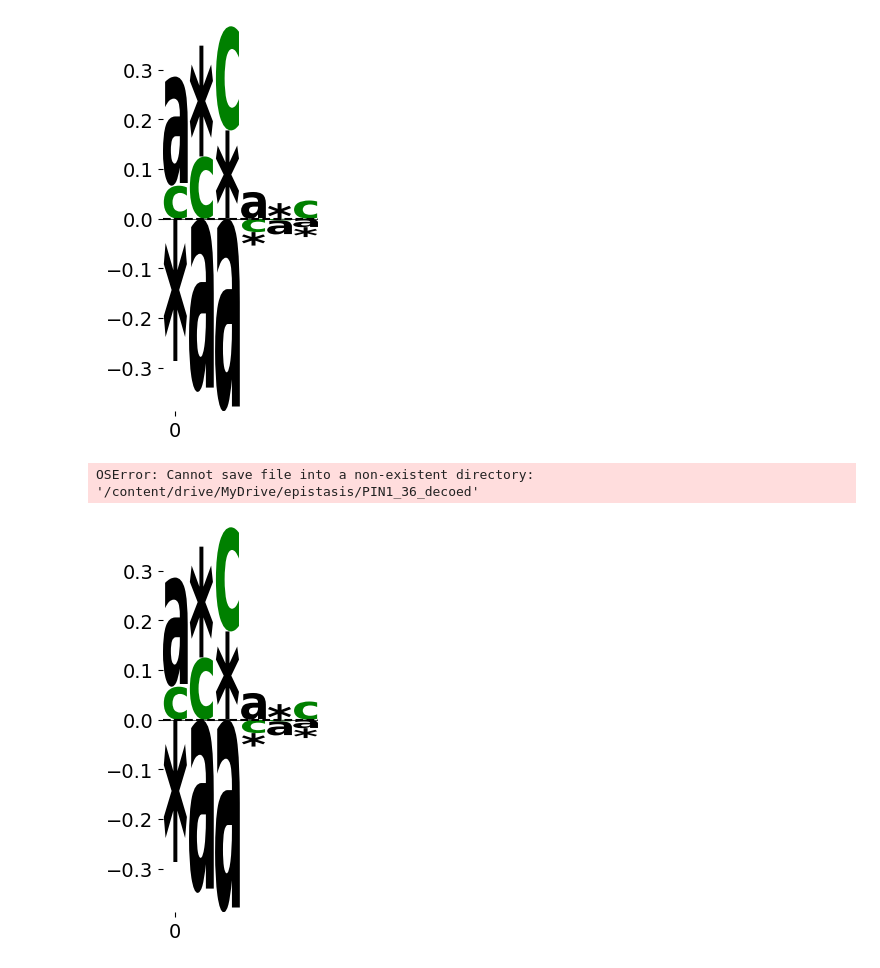
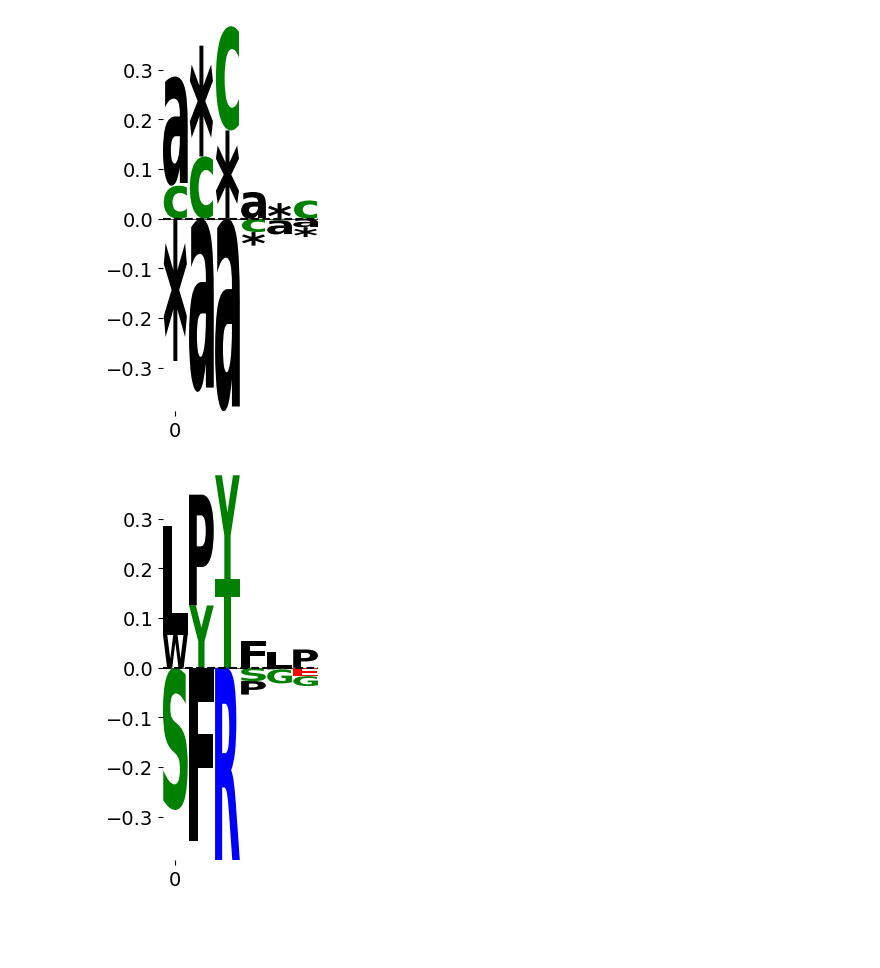
Before and after one commit to Creixell-lab/epystasis, a Jupyter notebook: Epistasis_20250821_PIN136.ipynb, the cells around one changed output. Drawn from its saved outputs; the diff is of its cells as text; code cells hidden in the pictures; blank space fills up the shorter version.

```diff
--- a/Epistasis_20250821_PIN136.ipynb
+++ b/Epistasis_20250821_PIN136.ipynb
@@ -921,7 +921,8 @@ Pearson R-squared (Data vs Fit): 0.7401
 [figure]
 [figure]
 # %%
-# Re-import necessary modules after reset
+#@title Motif from 1st order calcualtions
+#@markdown Visualisation of the first order motif
 import pandas as pd
 from collections import defaultdict
 
@@ -972,36 +973,33 @@ def decode_with_position_map(series, pos_map, expected_len=None, unknown_char="?
         decoded.append("".join(out))
     return pd.Series(decoded, index=series.index)
 
 # Learn rules from df_tang
 pos_map, learned_len = learn_positionwise_map_strict(df_tang, ref_col="pep_", enc_col="pep_encoded")
 
 # Decode E1_df['Epi']
 E1_df["Epi_decoded"] = decode_with_position_map(E1_df["Epi"], pos_map, expected_len=learned_len)
 E1_df_decoded = E1_df.copy()
 E1_df_decoded['Epi'] = E1_df_decoded['Epi_decoded']
-i1m = epi_to_matrix(E1_df)
-
-
-
+E1_df_decoded["Epi_char"] = E1_df_decoded["Epi"].str.extract(r'([^*])')
+i1m = epi_to_matrix(E1_df_decoded)
 
 ars_logo = logomaker.Logo(i1m.fillna(0).T,
                          color_scheme='chemistry',
                          #vpad=.1,
                          #width=0.1,
                           flip_below = False,
                           #baseline_width = 0.1,
                          #allow_nan=True,
                           figsize = (2,5)
                         )
 axhline(0,0, ls = '--', c = 'black')
 ars_logo.style_xticks(anchor=0, spacing=201, rotation=0)
 ars_logo.style_spines(visible=False)
 
 
 #outlier_df = df_tang[outliers_std_dev_mask]
 
 #outlier_df.to_csv(f'{file_path}/outliers.csv')
 i1m.reindex(AA_seq_).to_csv(f'{file_path}/motif_decoded.csv')
 # %% [output]
-OSError: Cannot save file into a non-existent directory: '/content/drive/MyDrive/epistasis/PIN1_36_decoed'
-[figure, old version]
+[figure, new version]
```
Also changed, not shown: parts of 6 cells of this notebook.
